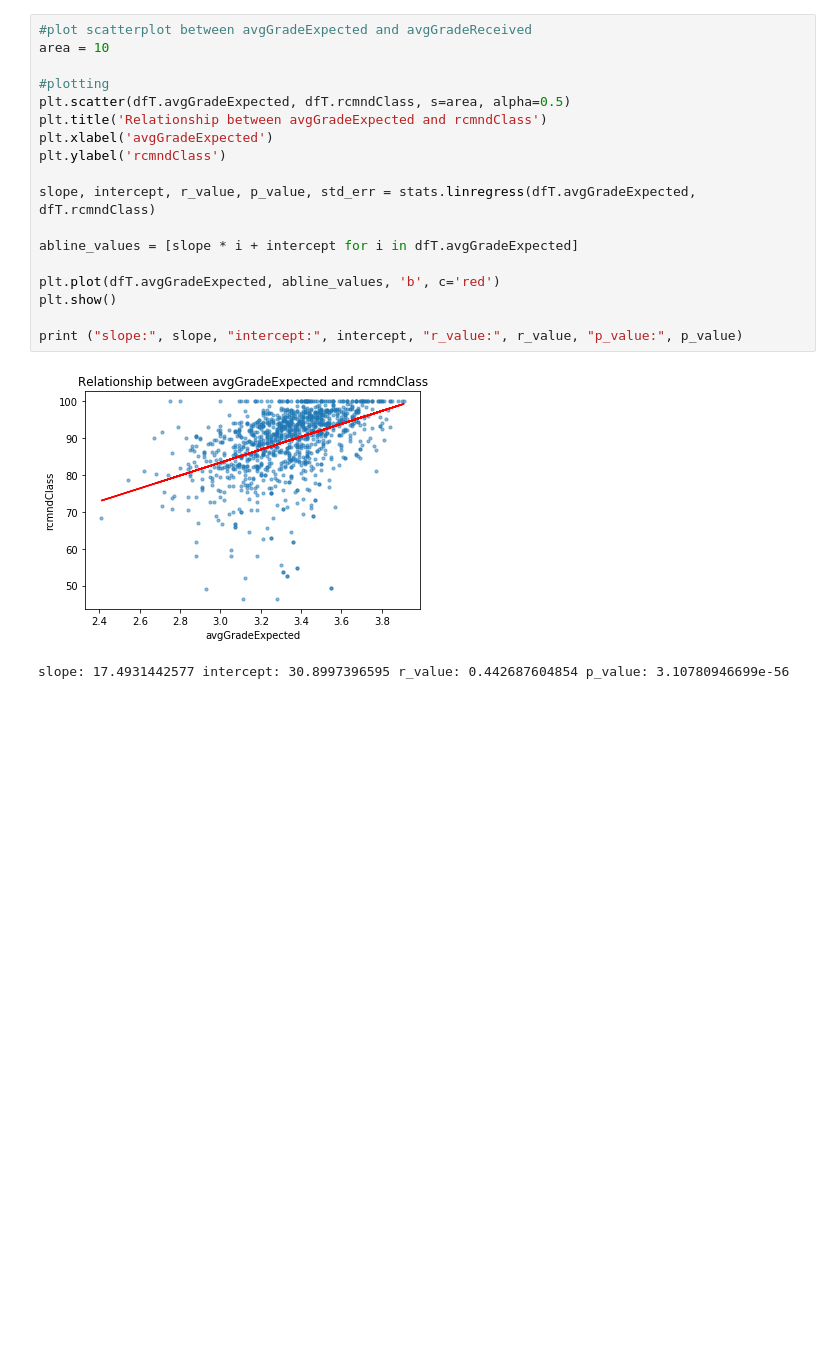
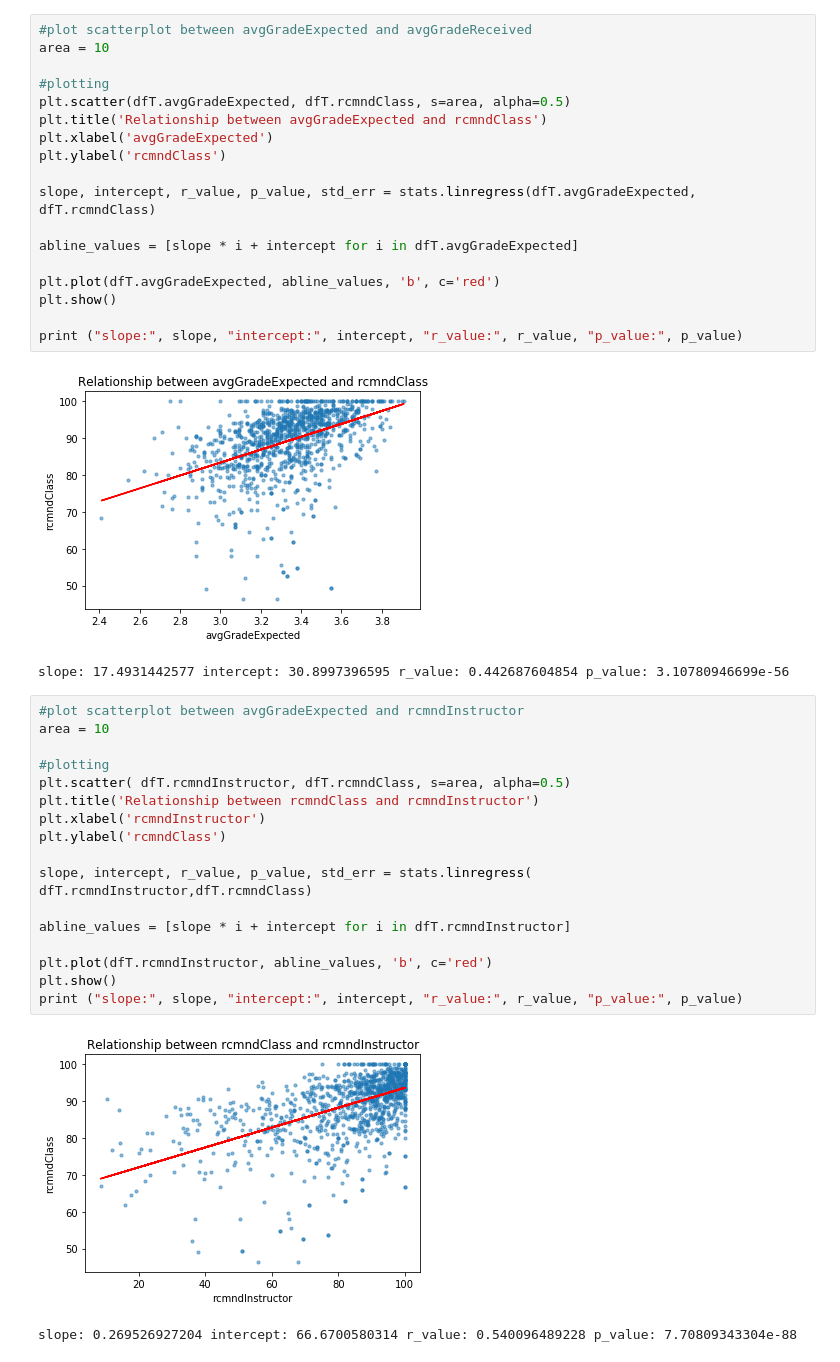
Before and after one commit to TomDonoghue/Pr_026, a Jupyter notebook: Pr_026_HackathonSubmission.ipynb, the cells around one changed output. Cells and saved outputs as stored; diff of their text form; blank space fills up the shorter version.

```diff
--- a/Pr_026_HackathonSubmission.ipynb
+++ b/Pr_026_HackathonSubmission.ipynb
@@ -684,3 +730,23 @@ print ("slope:", slope, "intercept:", intercept, "r_value:", r_value, "p_value:"
 # %% [output]
 [figure]
 slope: 17.4931442577 intercept: 30.8997396595 r_value: 0.442687604854 p_value: 3.10780946699e-56
+# %%
+#plot scatterplot between avgGradeExpected and rcmndInstructor
+area = 10
+
+#plotting
+plt.scatter( dfT.rcmndInstructor, dfT.rcmndClass, s=area, alpha=0.5)
+plt.title('Relationship between rcmndClass and rcmndInstructor')
+plt.xlabel('rcmndInstructor')
+plt.ylabel('rcmndClass')
+
+slope, intercept, r_value, p_value, std_err = stats.linregress( dfT.rcmndInstructor,dfT.rcmndClass)
+
+abline_values = [slope * i + intercept for i in dfT.rcmndInstructor]
+
+plt.plot(dfT.rcmndInstructor, abline_values, 'b', c='red')
+plt.show()
+print ("slope:", slope, "intercept:", intercept, "r_value:", r_value, "p_value:", p_value)
+# %% [output]
+[figure, added]
+slope: 0.269526927204 intercept: 66.6700580314 r_value: 0.540096489228 p_value: 7.70809343304e-88
```
Also changed, not shown: parts of 9 cells of this notebook.
